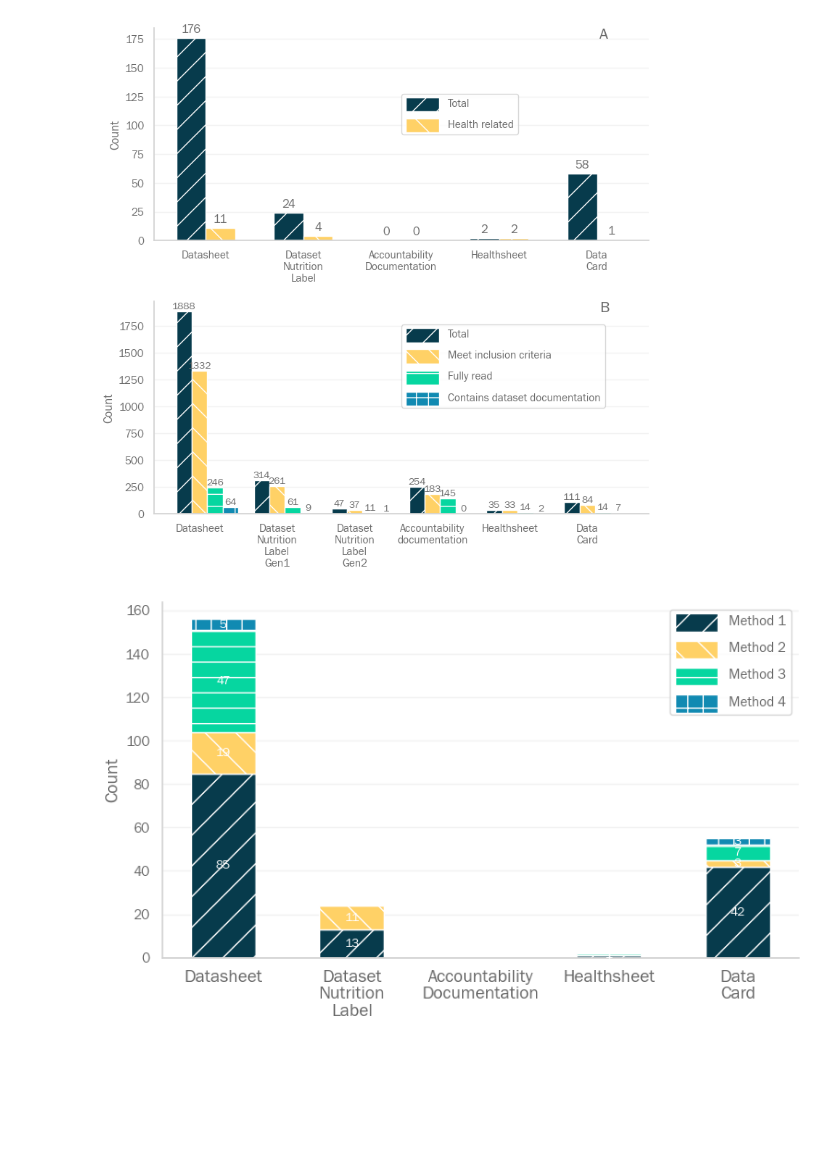
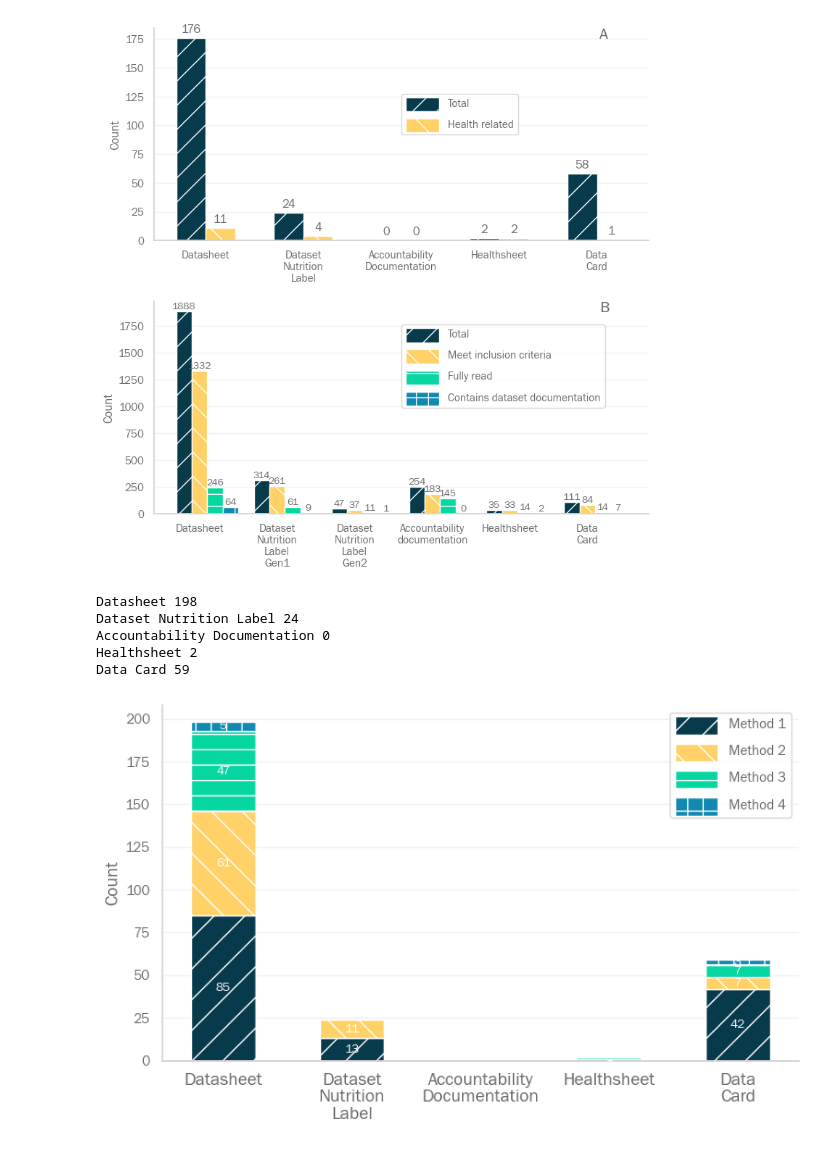
Before and after one commit to AI-READI/dataset-documentation-paper-code, a Jupyter notebook: real-world-usage.ipynb, the cells around one changed output. Drawn from its saved outputs; the diff is of its cells as text; code cells hidden in the pictures; blank space fills up the shorter version.

Commit message:
fix: real world per method counts

```diff
--- a/real-world-usage.ipynb
+++ b/real-world-usage.ipynb
@@ -151,6 +151,7 @@ df = pd.read_excel(
 n_documentation = len(df)
 n_dataset = len(df.drop_duplicates(subset=["datasetName"]))
 
+df["searchMethod"] = df["searchMethod"].astype("string")
 df_citations = pd.read_excel(
     "inputs/dataset/primary/real-world-usage-method2-citations.xlsx",
     sheet_name="summary",
@@ -311,7 +308,9 @@ count_method_2 = []
 count_method_3 = []
 count_method_4 = []
 
+count_loop = 0
 for documentation_approach in documentation_approach_list:
+
     count_method_1.append(
         len(
             df[
@@ -344,9 +343,20 @@ for documentation_approach in documentation_approach_list:
             ]
         )
     )
+
+    total = (
+        count_method_1[count_loop]
+        + count_method_2[count_loop]
+        + count_method_3[count_loop]
+        + count_method_4[count_loop]
+    )
+    print(documentation_approach, total)
+
     if len(documentation_approach.split()) > 1:
         documentation_approach = "\n".join(documentation_approach.split())
     labels.append(documentation_approach)
+
+    count_loop += 1
 
 # plot
 fig, ax = plt.subplots(1, 1, figsize=(8, 5))
@@ -358,31 +368,36 @@ bottom = np.zeros(5)
 count = 0
 for y in y_list:
     ax.bar(
         x,
         y,
         width,
         bottom=bottom,
         color=colors[count],
         hatch=patterns[count],
         label=labels_list[count],
     )
     count += 1
     bottom = bottom + np.array(y)
 
 for c in ax.containers:
     bar_labels = [int(a) if a else "" for a in c.datavalues]
     ax.bar_label(c, labels=bar_labels, label_type="center", fontsize=10, color="white")
 
 ax.set_xticks(x, labels, fontsize=14)
 ax.set_ylabel("Count", fontsize=14)
 ax.set_axisbelow(True)
 leg = ax.legend(loc="upper right", labelspacing=1, handlelength=3, facecolor="white")
 for patch in leg.get_patches():
     patch.set_height(14)
     patch.set_y(-5)
 ax.grid(axis="y", color="0.95")
 
 fig.tight_layout()
 fig.savefig("outputs/real_world_usage_method.png", dpi=200)
 # %% [output]
+Datasheet 198
+Dataset Nutrition Label 24
+Accountability Documentation 0
+Healthsheet 2
+Data Card 59
-[figure, old version]
+[figure, new version]
```
Also changed, not shown: parts of 1 cell of this notebook, 1 other file.
